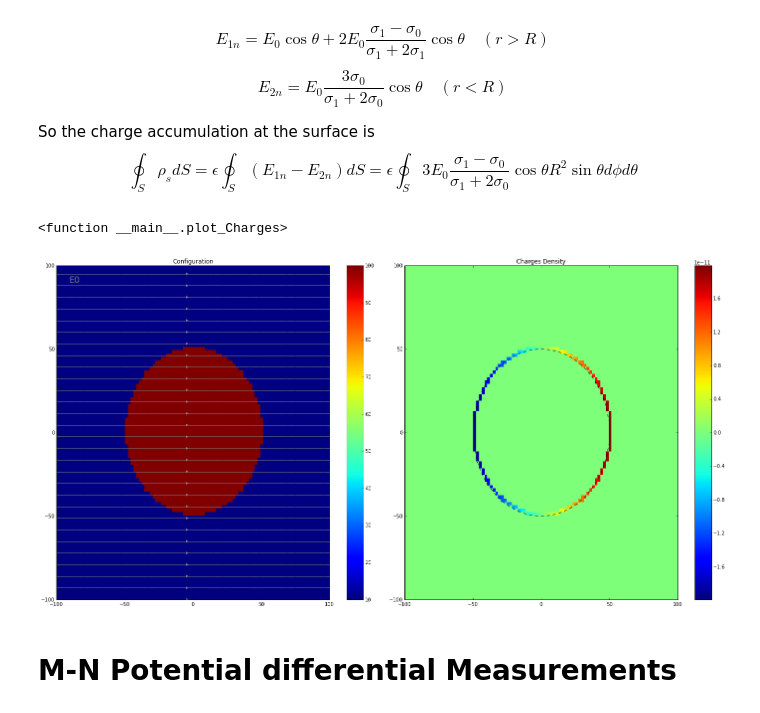
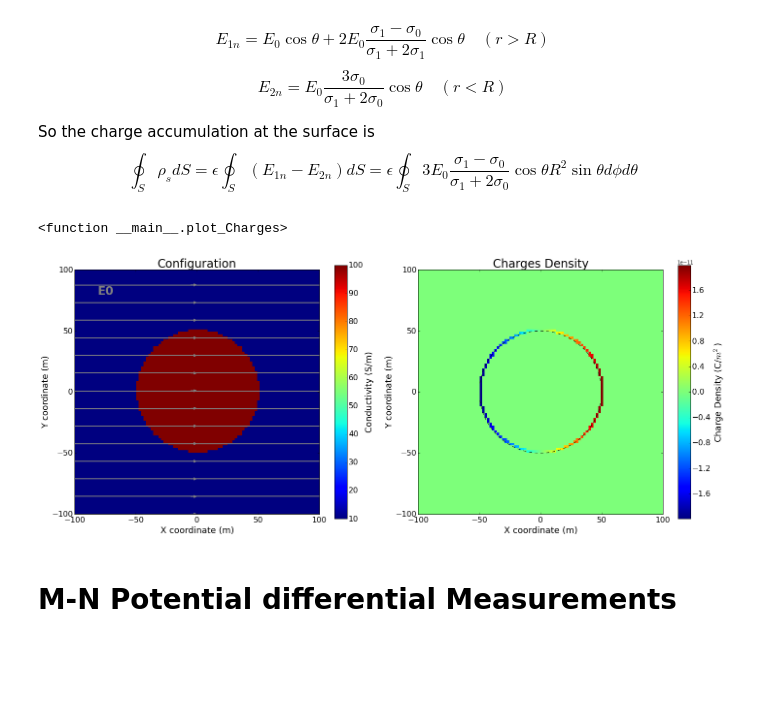
Before and after one commit to geoscixyz/em, a Jupyter notebook: examples/sphere/ElectrostaticSphere.ipynb, the cells around one changed output. Drawn from its saved outputs; the diff is of its cells as text; code cells hidden in the pictures; blank space fills up the shorter version.

Commit message:
Enhanced Figures

```diff
--- a/examples/sphere/ElectrostaticSphere.ipynb
+++ b/examples/sphere/ElectrostaticSphere.ipynb
@@ -35,8 +36,9 @@ dx = xr[1]-xr[0]       # mesh spacing
 dy = yr[1]-yr[0]       # mesh spacing
 zr = np.r_[0]          # identical to saying `zr = np.array([0])`
 XYZ = ndgrid(xr,yr,zr) # Space Definition
-ftsize_title= 24
-ftsize_axis = 16
+ftsize_title = 24      #font size for titles
+ftsize_axis  = 16      #font size for axis ticks
+ftsize_label = 18      #font size for axis labels
 # %%
 # Radius function and useful sigma ratio
 r  = lambda x,y,z: np.sqrt(x**2.+y**2.+z**2.)
@@ -565,41 +588,55 @@ def get_ChargesDensity(XYZ,sig0,sig1,R,Et,Ep):
 R_slider  = FloatSlider(min=0., max =50., step=10., value=50.)
 S1_slider = FloatSlider(min=1., max =100., step=1.,value=100.)
 S0_slider = FloatSlider(min=1., max =100., step=1.,value=10.)
 E0_slider = FloatSlider(min=-10., max =10., step=2., value=1.)
 
 def plot_Charges(R,sig0,sig1,E0):
 
     Sigma = get_Conductivity(XYZ,sig0,sig1,R)
     Et, Ep, Es = get_ElectricField(XYZ,sig0,sig1,R,E0)
     rho = get_ChargesDensity(XYZ,sig0,sig1,R,Et,Ep)
 
     xcirc = xr[np.abs(xr) <= R]
 
-    fig,ax = plt.subplots(1,2,figsize=(20,10))
+    fig,ax = plt.subplots(1,2,figsize=(20,8))
 
     ax[0].pcolor(xr,yr,Sigma.reshape(xr.size, yr.size))
-    plt.colorbar(ax[0].pcolor(xr,yr,Sigma.reshape(xr.size, yr.size)),ax=ax[0])
-    ax[0].streamplot(xr,yr,Ep[:,0].reshape(xr.size,yr.size),Ep[:,1].reshape(xr.size,yr.size),color='gray')
+    cb0 = plt.colorbar(ax[0].pcolor(xr,yr,Sigma.reshape(xr.size, yr.size)),ax=ax[0])
+    cb0.set_label(label= 'Conductivity (S/m)',size=ftsize_label) #weight='bold')
+    cb0.ax.tick_params(labelsize=ftsize_axis)
+    ax[0].streamplot(xr,yr,Ep[:,0].reshape(xr.size,yr.size),Ep[:,1].reshape(xr.size,yr.size),color='gray'
+                     ,density=0.5, linewidth=2.)
     #ax[0].quiver(np.zeros_like(xrr)-90,yrr,E0,0,angles='xy',scale_units='xy',scale=0.05,color='gray')
     #ax[0].plot(xcirc,np.sqrt(R**2-xcirc**2),'--k',xcirc,-np.sqrt(R**2-xcirc**2),'--k')
-    ax[0].set_title('Configuration')
-    ax[0].annotate('E0',(-90,90),xytext=(-90,90),fontsize='xx-large',color='gray')
+    ax[0].set_title('Configuration',fontsize=ftsize_title)
+    ax[0].annotate('E0',(-80,80),xytext=(-80,80),fontsize=ftsize_title,color='gray',weight='bold')
     ax[0].set_xlim([xr.min(),xr.max()])
     ax[0].set_ylim([yr.min(),yr.max()])
+    ax[0].set_ylabel('Y coordinate (m)',fontsize=ftsize_label)
+    ax[0].set_xlabel('X coordinate (m)',fontsize=ftsize_label)
+    ax[0].set_aspect('equal')
+    ax[0].tick_params(labelsize=ftsize_axis)
 
     ax[1].set_xlim([xr.min(),xr.max()])
     ax[1].set_ylim([yr.min(),yr.max()])
+    ax[1].set_aspect('equal')
     ax[1].pcolor(xr,yr,rho.reshape(xr.size, yr.size))
-    plt.colorbar(ax[1].pcolor(xr,yr,rho.reshape(xr.size, yr.size)),ax=ax[1])
+    cb1 = plt.colorbar(ax[1].pcolor(xr,yr,rho.reshape(xr.size, yr.size)),ax=ax[1])
+    cb1.set_label(label= 'Charge Density (C/$m^2$)',size=ftsize_label) #weight='bold')
+    cb1.ax.tick_params(labelsize=ftsize_axis)
     ax[1].plot(xcirc,np.sqrt(R**2-xcirc**2),'--k',xcirc,-np.sqrt(R**2-xcirc**2),'--k')
-    ax[1].set_title('Charges Density')
+    ax[1].set_ylabel('Y coordinate (m)',fontsize=ftsize_label)
+    ax[1].set_xlabel('X coordinate (m)',fontsize=ftsize_label)
+    ax[1].tick_params(labelsize=ftsize_axis)
+    ax[1].set_title('Charges Density', fontsize=ftsize_title)
+
 
     plt.tight_layout()
 
 interact(plot_Charges, R=R_slider, sig1=S1_slider,sig0=S0_slider, E0=E0_slider)
 # %% [output]
 <function __main__.plot_Charges>
-[figure, old version]
+[figure, new version]
 # %% [markdown]
 # M-N Potential differential Measurements
 # %%
```
Also changed, not shown: parts of 6 cells of this notebook.
